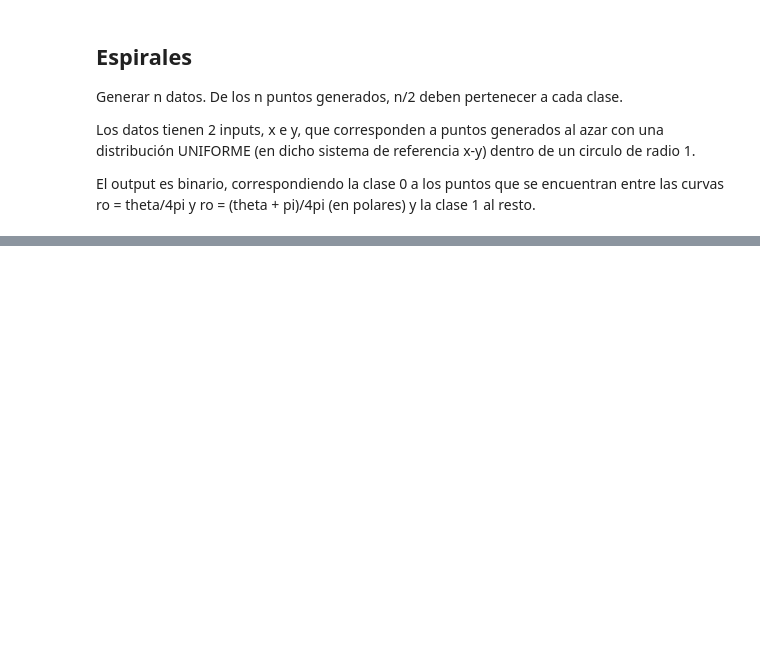
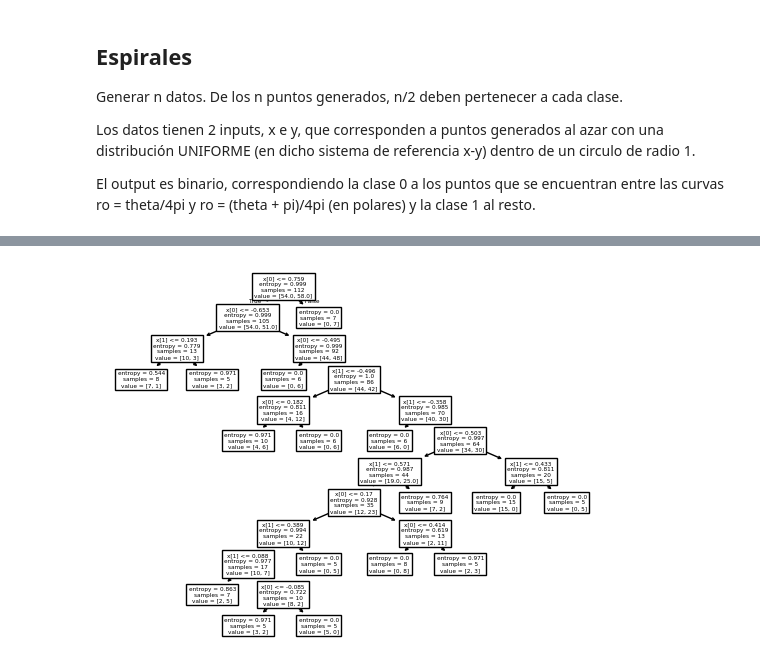
Before and after one commit to Martin-Binner/IA, a Jupyter notebook: ML/IIA24_ML_Generacion.ipynb, the cells around one changed output, grey strips where cells are left out. Cells and saved outputs as stored; diff of their text form; code cells hidden in the pictures; blank space fills up the shorter version.

```diff
--- a/ML/IIA24_ML_Generacion.ipynb
+++ b/ML/IIA24_ML_Generacion.ipynb
@@ -219,0 +238,14 @@ plt.show()
+# %%
+def toTreeClassifier(s):
+    Xinput = np.array(s['input'].tolist())
+    youtput = np.array(s['output'])
+    Xinput_train, Xinput_test, youtput_train, youtput_test = train_test_split(Xinput, youtput, random_state=0)
+    clf1 = DecisionTreeClassifier(criterion="entropy",min_impurity_decrease=0.002,random_state=0,min_samples_leaf=5)
+    clf1.fit(Xinput_train, youtput_train)
+    tree.plot_tree(clf1)
+    return clf1
+
+sets =[espirales(i) for i in [150,600,3000]]
+tree150 = toTreeClassifier(sets[0])
+# %% [output]
+[figure, added]
```
Also changed, not shown: parts of 15 cells of this notebook, 1 other file.
